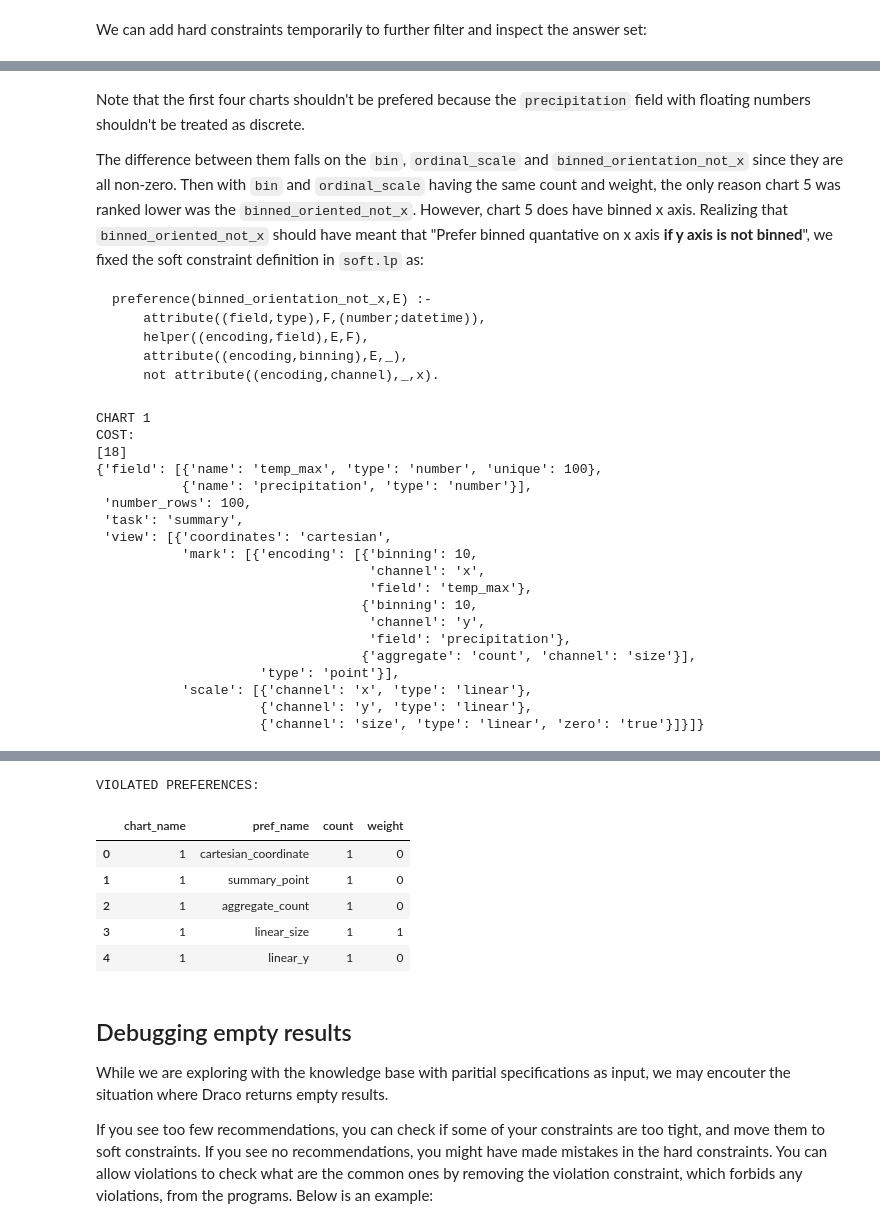
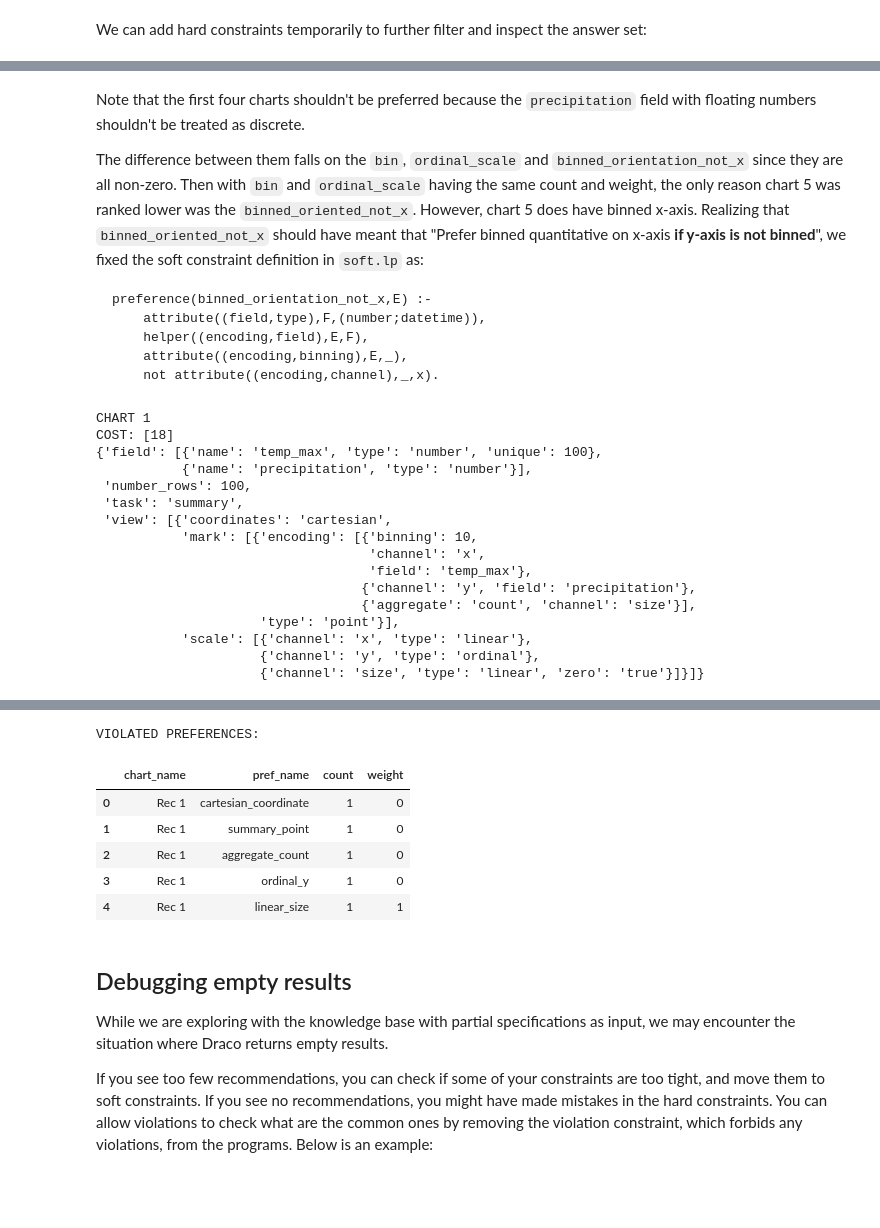
Before and after one commit to cmudig/draco2, a Jupyter notebook: docs/applications/debug_draco.ipynb, the cells around one changed output, grey strips where cells are left out. Cells and saved outputs as stored; diff of their text form; code cells hidden in the pictures; blank space fills up the shorter version.

````diff
--- a/docs/applications/debug_draco.ipynb
+++ b/docs/applications/debug_draco.ipynb
@@ -168,18 +164,17 @@ print(input_spec)
 print("OUTPUT:")
 
 specs = {}
-i = 1
 
-for model in d.complete_spec(input_spec, 5):
+for i, model in enumerate(d.complete_spec(input_spec, 5)):
+    chart_num = i + 1
     spec = answer_set_to_dict(model.answer_set)
-    specs[i] = dict_to_facts(spec)
-    print("CHART {}".format(i))
-    print("COST:")
-    print(model.cost)
+    chart_name = f"Rec {chart_num}"
+    specs[chart_name] = dict_to_facts(spec)
+    print(f"CHART {chart_num}")
+    print(f"COST: {model.cost}")
     pprint(spec)
     pprint(str(model))
     display(renderer.render(spec=spec, data=weather_data))
-    i += 1
 
 print("VIOLATED PREFERENCES:")
 debugger = DracoDebug(specs=specs, draco=default_draco)
@@ -304,12 +299,11 @@ Now, to simulate our debugging process, let's replace the current correct defini
 # %%
 from draco.asp_utils import blocks_to_program
 from draco.programs import soft
-from draco import run_clingo
 
 # remove the correct definition, and then replace it with the incorrect one.
-s = ("").join(
+s = "".join(
     blocks_to_program(
-        soft.blocks, set(soft.blocks.keys()) - set(["binned_orientation_not_x"])
+        soft.blocks, set(soft.blocks.keys()) - {"binned_orientation_not_x"}
     )
 )
 
@@ -320,17 +314,16 @@ s += "preference(binned_orientation_not_x,E) :- \
     not attribute((encoding,channel),E,x)."
 new_draco = Draco(soft=s)
 
-i = 1
 specs = {}
-for model in new_draco.complete_spec(new_input, 5):
+for i, model in enumerate(new_draco.complete_spec(new_input, 5)):
+    chart_num = i + 1
     spec = answer_set_to_dict(model.answer_set)
-    specs[i] = dict_to_facts(spec)
-    print("CHART {}".format(i))
-    print("COST:")
-    print(model.cost)
+    chart_name = f"Rec {chart_num}"
+    specs[chart_name] = dict_to_facts(spec)
+    print(f"CHART {chart_num}")
+    print(f"COST: {model.cost}")
     pprint(spec)
     display(renderer.render(spec=spec, data=weather_data))
-    i += 1
 
 print("VIOLATED PREFERENCES:")
 debugger = DracoDebug(specs=specs, draco=new_draco)
@@ -435,9 +423,9 @@ COST:
 VIOLATED PREFERENCES:
 [interactive output not drawn]
 # %% [markdown]
-Note that the first four charts shouldn't be prefered because the `precipitation` field with floating numbers shouldn't be treated as discrete.
+Note that the first four charts shouldn't be preferred because the `precipitation` field with floating numbers shouldn't be treated as discrete.
 
-The difference between them falls on the `bin`, `ordinal_scale` and `binned_orientation_not_x` since they are all non-zero. Then with `bin` and `ordinal_scale` having the same count and weight, the only reason chart 5 was ranked lower was the `binned_oriented_not_x`. However, chart 5 does have binned x axis. Realizing that `binned_oriented_not_x` should have meant that "Prefer binned quantative on x axis **if y axis is not binned**", we fixed the soft constraint definition in `soft.lp` as:
+The difference between them falls on the `bin`, `ordinal_scale` and `binned_orientation_not_x` since they are all non-zero. Then with `bin` and `ordinal_scale` having the same count and weight, the only reason chart 5 was ranked lower was the `binned_oriented_not_x`. However, chart 5 does have binned x-axis. Realizing that `binned_oriented_not_x` should have meant that "Prefer binned quantitative on x-axis **if y-axis is not binned**", we fixed the soft constraint definition in `soft.lp` as:
 ```prolog
 preference(binned_orientation_not_x,E) :-
     attribute((field,type),F,(number;datetime)),
@@ -447,55 +435,51 @@ preference(binned_orientation_not_x,E) :-
 ```
 # %%
 specs = {}
-i = 1
 
-for model in d.complete_spec(new_input):
+for i, model in enumerate(d.complete_spec(new_input)):
+    chart_num = i + 1
     spec = answer_set_to_dict(model.answer_set)
-    specs[i] = dict_to_facts(spec)
-    print("CHART {}".format(i))
+    chart_name = f"Rec {chart_num}"
+    specs[chart_name] = dict_to_facts(spec)
+    print(f"CHART {chart_num}")
 
-    print("COST:")
-    print(model.cost)
+    print(f"COST: {model.cost}")
     pprint(spec)
     display(renderer.render(spec=spec, data=weather_data))
-    i += 1
 
 print("VIOLATED PREFERENCES:")
 debugger = DracoDebug(specs=specs, draco=default_draco)
 chart_preferences = debugger.chart_preferences
 chart_preferences.head()
 # %% [output]
 CHART 1
-COST:
-[18]
+COST: [18]
 {'field': [{'name': 'temp_max', 'type': 'number', 'unique': 100},
            {'name': 'precipitation', 'type': 'number'}],
  'number_rows': 100,
  'task': 'summary',
  'view': [{'coordinates': 'cartesian',
            'mark': [{'encoding': [{'binning': 10,
                                    'channel': 'x',
                                    'field': 'temp_max'},
-                                  {'binning': 10,
-                                   'channel': 'y',
-                                   'field': 'precipitation'},
+                                  {'channel': 'y', 'field': 'precipitation'},
                                   {'aggregate': 'count', 'channel': 'size'}],
                      'type': 'point'}],
            'scale': [{'channel': 'x', 'type': 'linear'},
-                     {'channel': 'y', 'type': 'linear'},
+                     {'channel': 'y', 'type': 'ordinal'},
                      {'channel': 'size', 'type': 'linear', 'zero': 'true'}]}]}
 [interactive output not drawn]
 VIOLATED PREFERENCES:
 |  | chart_name | pref_name | count | weight |
-| 0 | 1 | cartesian_coordinate | 1 | 0 |
-| 1 | 1 | summary_point | 1 | 0 |
-| 2 | 1 | aggregate_count | 1 | 0 |
-| 3 | 1 | linear_size | 1 | 1 |
-| 4 | 1 | linear_y | 1 | 0 |
+| 0 | Rec 1 | cartesian_coordinate | 1 | 0 |
+| 1 | Rec 1 | summary_point | 1 | 0 |
+| 2 | Rec 1 | aggregate_count | 1 | 0 |
+| 3 | Rec 1 | ordinal_y | 1 | 0 |
+| 4 | Rec 1 | linear_size | 1 | 1 |
 # %% [markdown]
 ## Debugging empty results
 
-While we are exploring with the knowledge base with paritial specifications as input, we may encouter the situation where Draco returns empty results.
+While we are exploring with the knowledge base with partial specifications as input, we may encounter the situation where Draco returns empty results.
 
 If you see too few recommendations, you can check if some of your constraints are too tight, and move them to soft constraints.
 If you see no recommendations, you might have made mistakes in the hard constraints. You can allow violations to check what are the common ones by removing the violation constraint, which forbids any violations, from the programs. Below is an example:
````
Also changed, not shown: parts of 10 cells of this notebook, 11 other files.
